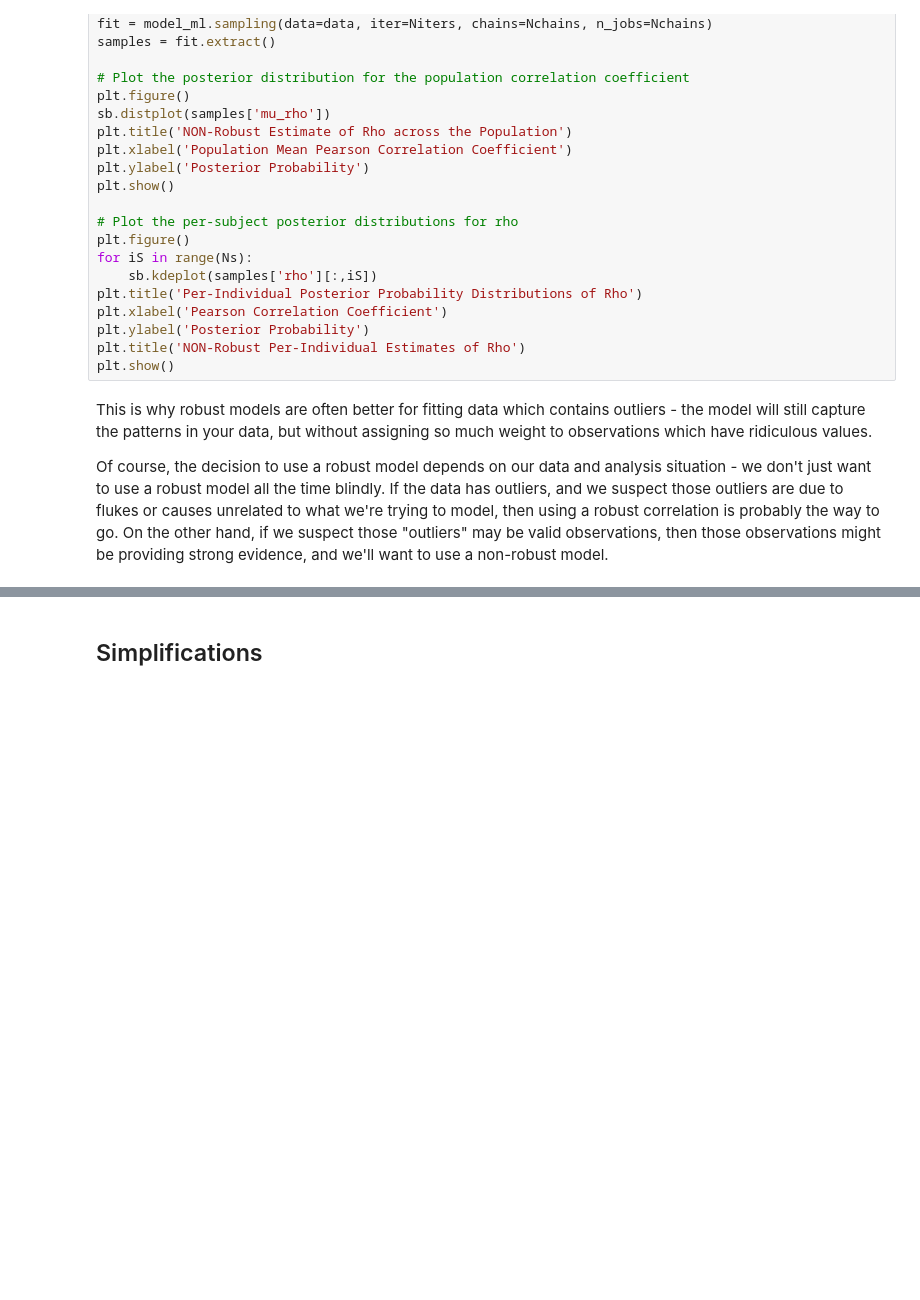
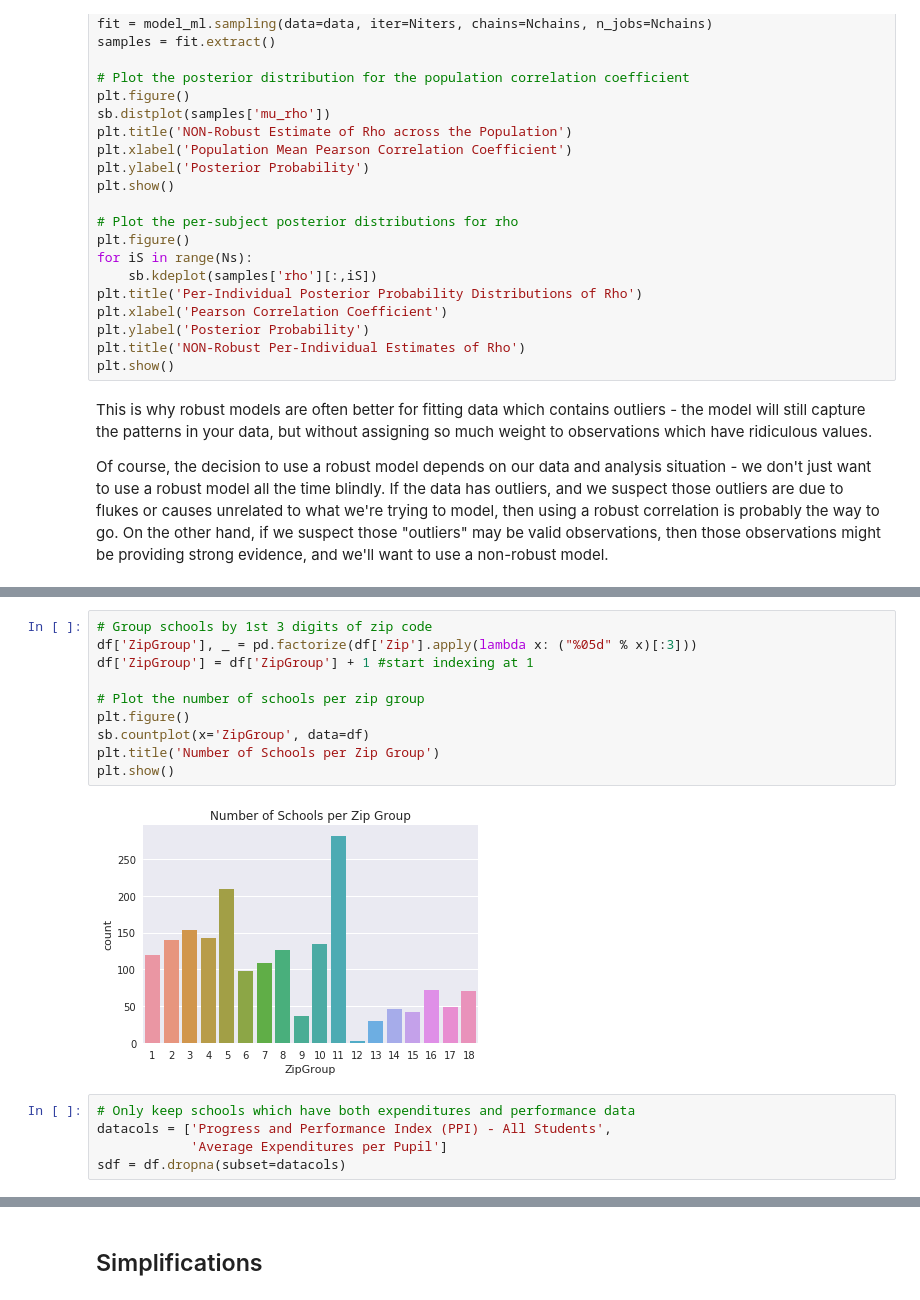
Before and after one commit to brendanhasz/bayesian-correlation, a Jupyter notebook: MultilevelBayesianCorrelations.ipynb, the cells around one changed output, grey strips where cells are left out. Drawn from its saved outputs; the diff is of its cells as text; blank space fills up the shorter version.

```diff
--- a/MultilevelBayesianCorrelations.ipynb
+++ b/MultilevelBayesianCorrelations.ipynb
@@ -665,0 +706,17 @@ Of course, the decision to use a robust model depends on our data and analysis s
+# %%
+# Group schools by 1st 3 digits of zip code
+df['ZipGroup'], _ = pd.factorize(df['Zip'].apply(lambda x: ("%05d" % x)[:3]))
+df['ZipGroup'] = df['ZipGroup'] + 1 #start indexing at 1
+
+# Plot the number of schools per zip group
+plt.figure()
+sb.countplot(x='ZipGroup', data=df)
+plt.title('Number of Schools per Zip Group')
+plt.show()
+# %% [output]
+[figure, added]
+# %%
+# Only keep schools which have both expenditures and performance data
+datacols = ['Progress and Performance Index (PPI) - All Students',
+            'Average Expenditures per Pupil']
+sdf = df.dropna(subset=datacols)
```
Also changed, not shown: parts of 32 cells of this notebook.
